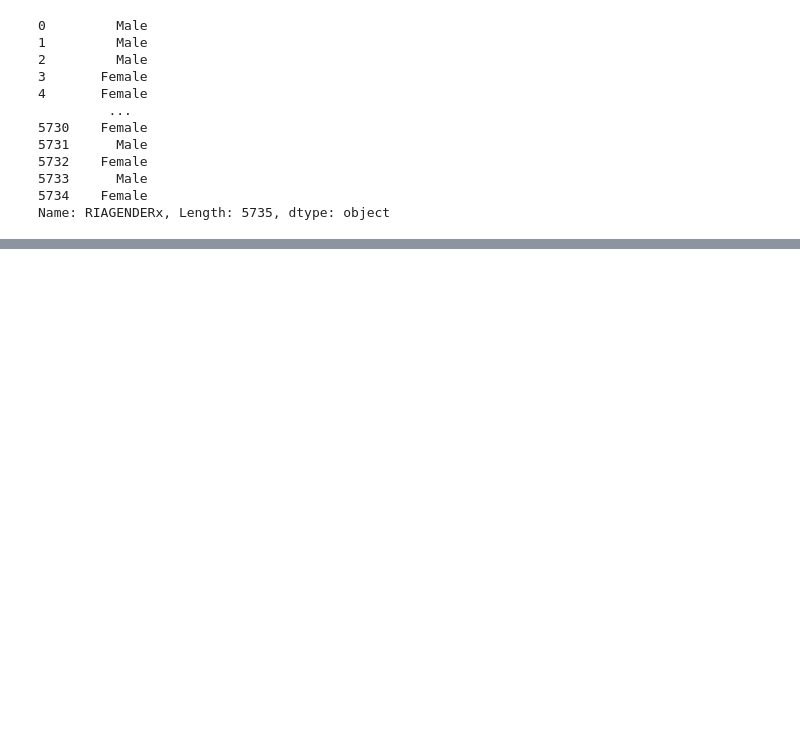
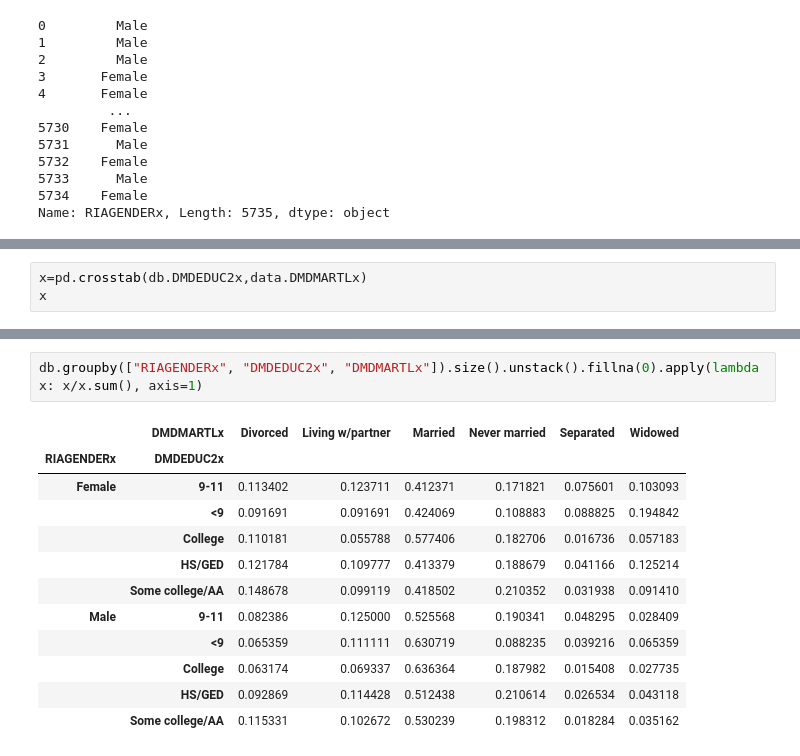
Before and after one commit to dabarbosa10/MichStat, a Jupyter notebook: week3/BivariateData.ipynb, the cells around one changed output, grey strips where cells are left out. Saved outputs shown, nothing was run; the diff lists cells and outputs as text; blank space fills up the shorter version.

```diff
--- a/week3/BivariateData.ipynb
+++ b/week3/BivariateData.ipynb
@@ -87,0 +109,3 @@ Name: RIAGENDERx, Length: 5735, dtype: object
+# %%
+x=pd.crosstab(db.DMDEDUC2x,data.DMDMARTLx)
+x
@@ -87,0 +140,15 @@ Name: RIAGENDERx, Length: 5735, dtype: object
+# %%
+db.groupby(["RIAGENDERx", "DMDEDUC2x", "DMDMARTLx"]).size().unstack().fillna(0).apply(lambda x: x/x.sum(), axis=1)
+# %% [output]
+|  | DMDMARTLx | Divorced | Living w/partner | Married | Never married | Separated | Widowed |
+| RIAGENDERx | DMDEDUC2x |  |  |  |  |  |  |
+| Female | 9-11 | 0.113402 | 0.123711 | 0.412371 | 0.171821 | 0.075601 | 0.103093 |
+|  | <9 | 0.091691 | 0.091691 | 0.424069 | 0.108883 | 0.088825 | 0.194842 |
+|  | College | 0.110181 | 0.055788 | 0.577406 | 0.182706 | 0.016736 | 0.057183 |
+|  | HS/GED | 0.121784 | 0.109777 | 0.413379 | 0.188679 | 0.041166 | 0.125214 |
+|  | Some college/AA | 0.148678 | 0.099119 | 0.418502 | 0.210352 | 0.031938 | 0.091410 |
+| Male | 9-11 | 0.082386 | 0.125000 | 0.525568 | 0.190341 | 0.048295 | 0.028409 |
+|  | <9 | 0.065359 | 0.111111 | 0.630719 | 0.088235 | 0.039216 | 0.065359 |
+|  | College | 0.063174 | 0.069337 | 0.636364 | 0.187982 | 0.015408 | 0.027735 |
+|  | HS/GED | 0.092869 | 0.114428 | 0.512438 | 0.210614 | 0.026534 | 0.043118 |
+|  | Some college/AA | 0.115331 | 0.102672 | 0.530239 | 0.198312 | 0.018284 | 0.035162 |
```
Also changed, not shown: parts of 16 cells of this notebook.
